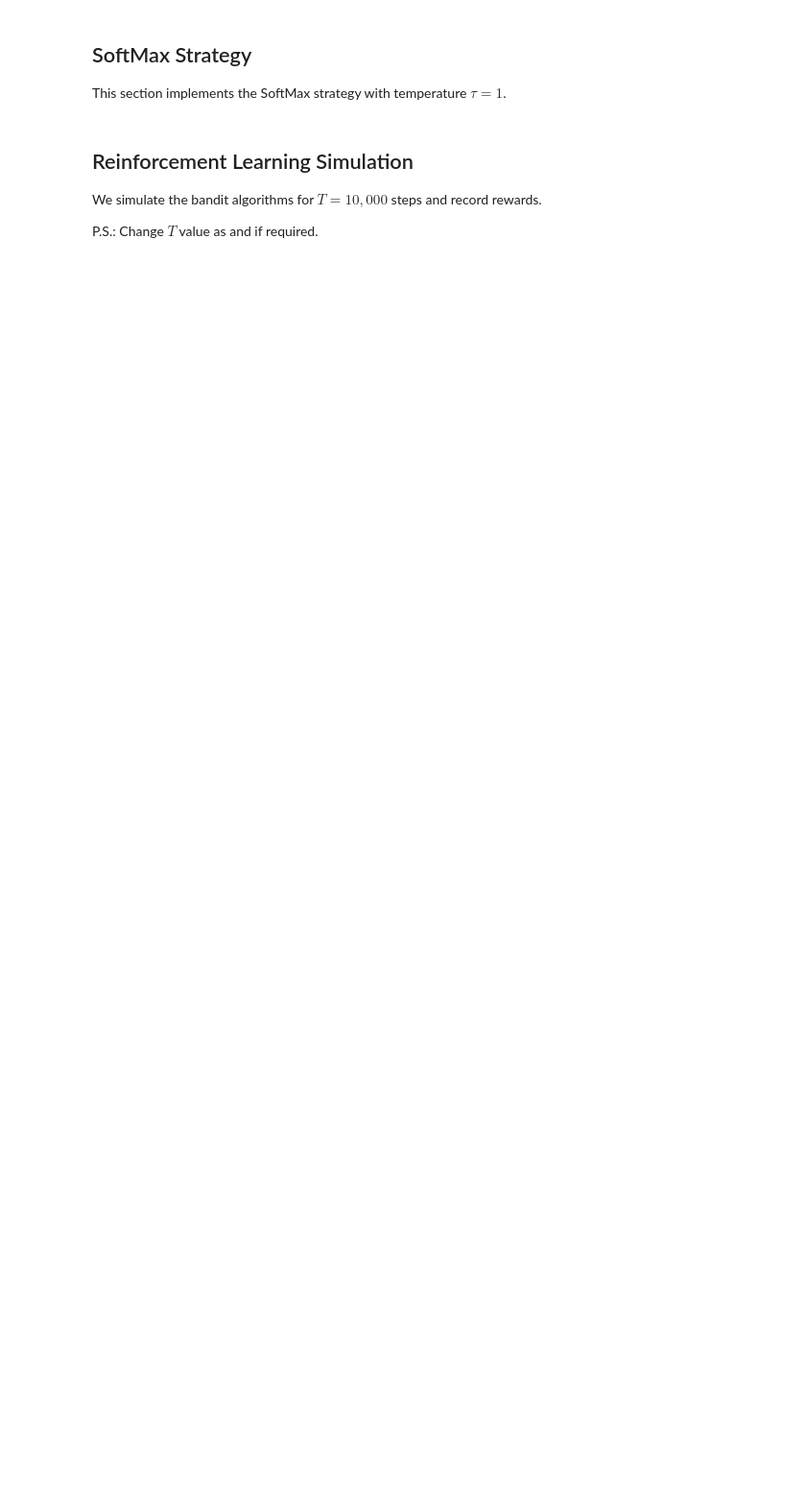
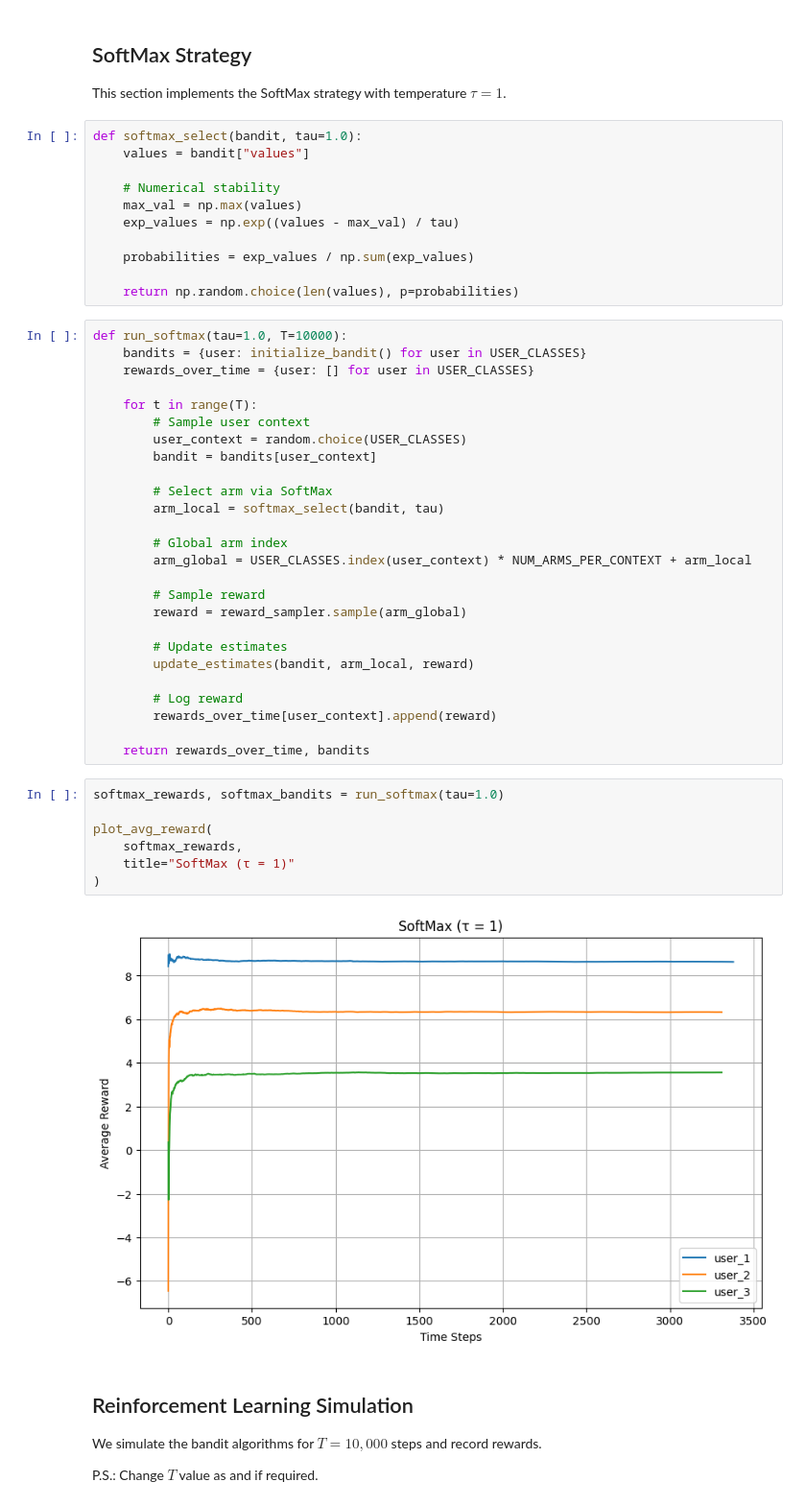
Before and after one commit to udaiveersingh/lab3-contextual-bandit, a Jupyter notebook: lab3_results_17.ipynb, the cells around one changed output. Shown at 96% size. Cells and saved outputs as stored; diff of their text form; blank space fills up the shorter version.

```diff
--- a/lab3_results_17.ipynb
+++ b/lab3_results_17.ipynb
@@ -238,6 +419,52 @@ This section implements the UCB strategy for contextual bandits.
 ## SoftMax Strategy
 
 This section implements the SoftMax strategy with temperature $ \tau = 1$.
+# %%
+def softmax_select(bandit, tau=1.0):
+    values = bandit["values"]
+
+    # Numerical stability
+    max_val = np.max(values)
+    exp_values = np.exp((values - max_val) / tau)
+
+    probabilities = exp_values / np.sum(exp_values)
+
+    return np.random.choice(len(values), p=probabilities)
+# %%
+def run_softmax(tau=1.0, T=10000):
+    bandits = {user: initialize_bandit() for user in USER_CLASSES}
+    rewards_over_time = {user: [] for user in USER_CLASSES}
+
+    for t in range(T):
+        # Sample user context
+        user_context = random.choice(USER_CLASSES)
+        bandit = bandits[user_context]
+
+        # Select arm via SoftMax
+        arm_local = softmax_select(bandit, tau)
+
+        # Global arm index
+        arm_global = USER_CLASSES.index(user_context) * NUM_ARMS_PER_CONTEXT + arm_local
+
+        # Sample reward
+        reward = reward_sampler.sample(arm_global)
+
+        # Update estimates
+        update_estimates(bandit, arm_local, reward)
+
+        # Log reward
+        rewards_over_time[user_context].append(reward)
+
+    return rewards_over_time, bandits
+# %%
+softmax_rewards, softmax_bandits = run_softmax(tau=1.0)
+
+plot_avg_reward(
+    softmax_rewards,
+    title="SoftMax (τ = 1)"
+)
+# %% [output]
+[figure, added]
 # %% [markdown]
 ## Reinforcement Learning Simulation
 
```
Also changed, not shown: parts of 25 cells of this notebook, 2 other files.
